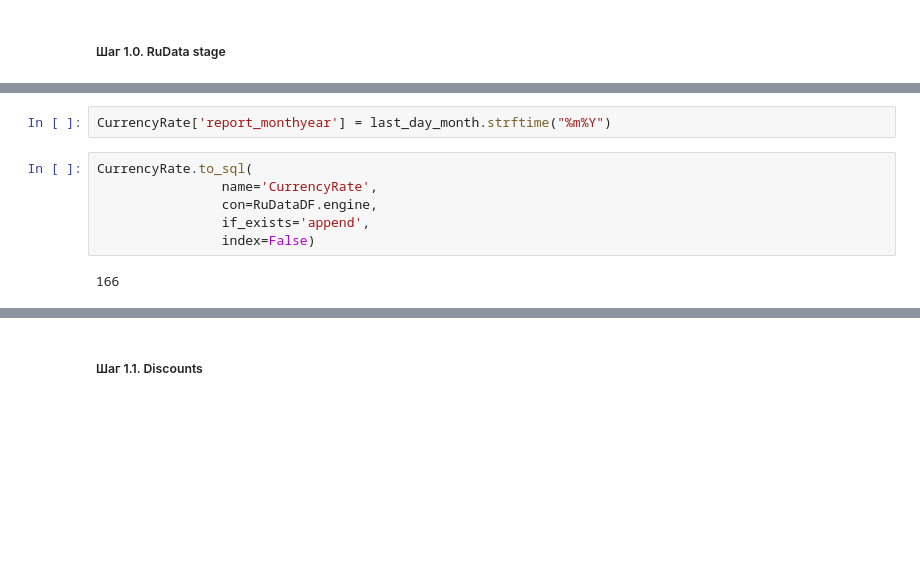
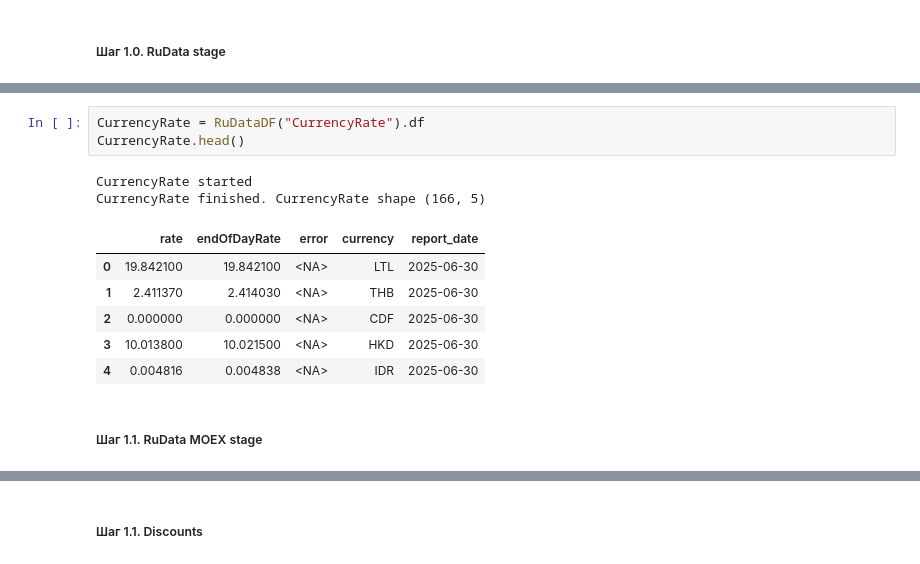
Before and after one commit to alexkobz/insurance, a Jupyter notebook: prices.ipynb, the cells around one changed output, grey strips where cells are left out. Cells and saved outputs as stored; diff of their text form; blank space fills up the shorter version.

```diff
--- a/prices.ipynb
+++ b/prices.ipynb
@@ -209,10 +127,14 @@ Wall time: 5min 57s
-# %%
-CurrencyRate['report_monthyear'] = last_day_month.strftime("%m%Y")
-# %%
-CurrencyRate.to_sql(
-                name='CurrencyRate',
-                con=RuDataDF.engine,
-                if_exists='append',
-                index=False)
-# %% [output]
-166
+# %%
+CurrencyRate = RuDataDF("CurrencyRate").df
+CurrencyRate.head()
+# %% [output]
+CurrencyRate started
+CurrencyRate finished. CurrencyRate shape (166, 5)
+|  | rate | endOfDayRate | error | currency | report_date |
+| 0 | 19.842100 | 19.842100 | <NA> | LTL | 2025-06-30 |
+| 1 | 2.411370 | 2.414030 | <NA> | THB | 2025-06-30 |
+| 2 | 0.000000 | 0.000000 | <NA> | CDF | 2025-06-30 |
+| 3 | 10.013800 | 10.021500 | <NA> | HKD | 2025-06-30 |
+| 4 | 0.004816 | 0.004838 | <NA> | IDR | 2025-06-30 |
+# %% [markdown]
+##### Шаг 1.1. RuData MOEX stage
```
Also changed, not shown: parts of 31 cells of this notebook, 16 other files.
